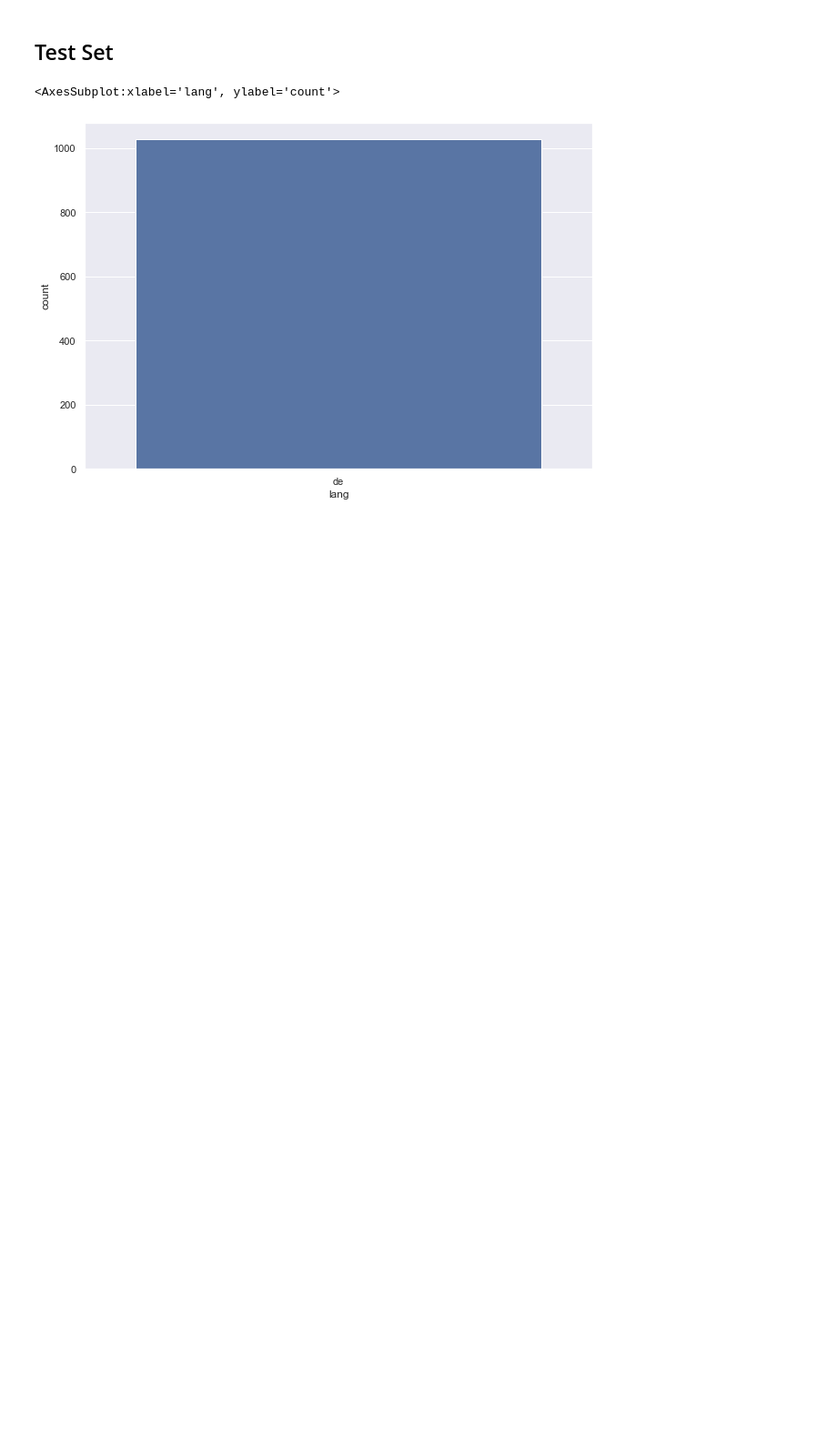
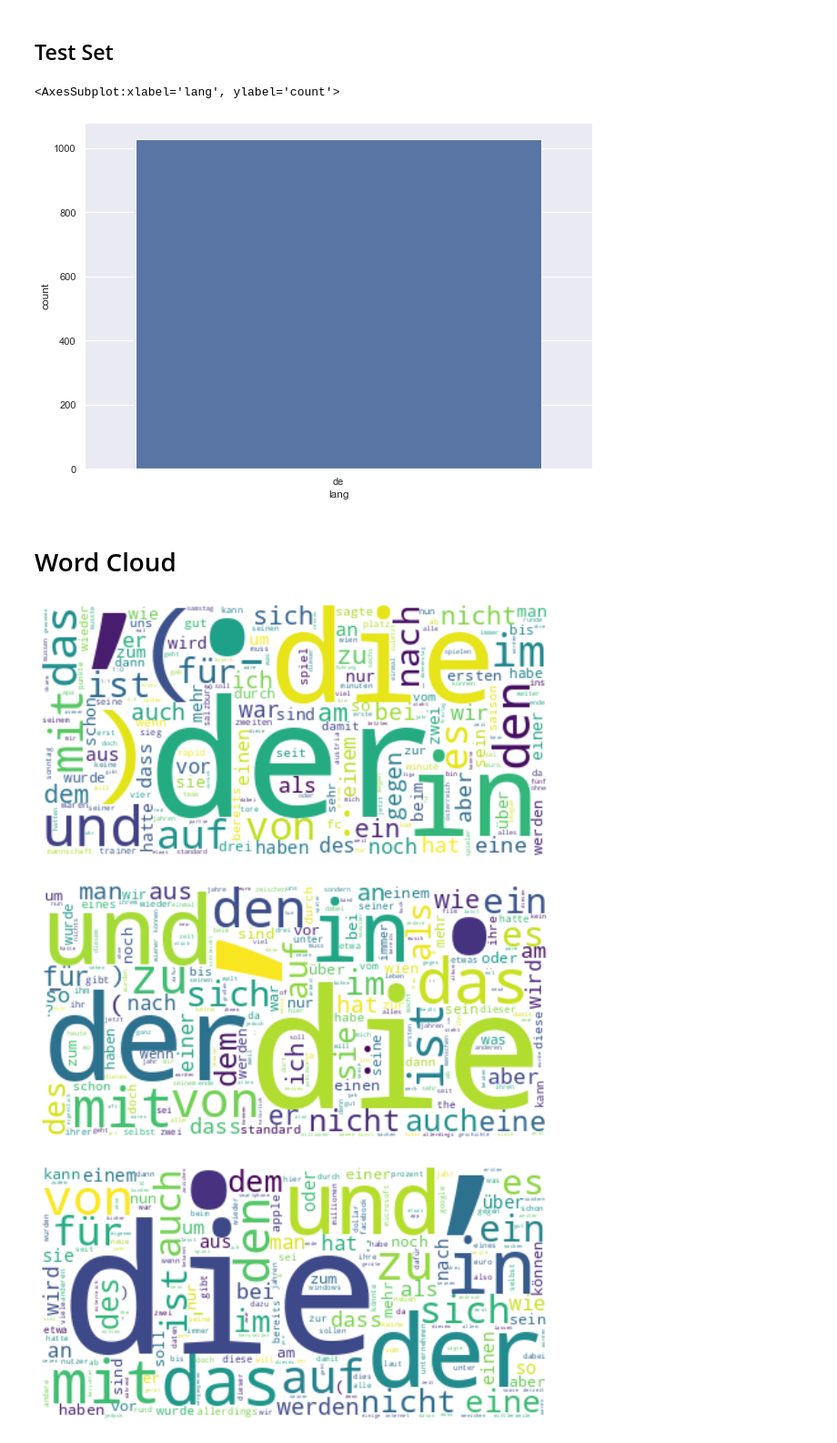
Before and after one commit to raffaelschmid/nlp-topic-classification-german, a Jupyter notebook: notebook/eda/02_analyze_language.ipynb, the cells around one changed output. Shown at 91% size. Drawn from its saved outputs; the diff is of its cells as text; code cells hidden in the pictures; blank space fills up the shorter version.

```diff
--- a/notebook/eda/02_analyze_language.ipynb
+++ b/notebook/eda/02_analyze_language.ipynb
@@ -115,3 +117,14 @@ sns.countplot(x="lang", data=data_test_lang)
 # %% [output]
 <AxesSubplot:xlabel='lang', ylabel='count'>
 [figure]
+# %% [markdown]
+# Word Cloud
+# %%
+
+for label in data_train["label"].unique():
+    texts = data_train.loc[(data_train["label"] == label)].text_original
+    create_word_cloud(texts.map(tokenize).rename('text_normalized'))
+# %% [output]
+[figure, added]
+[figure, added]
+[figure, added]
```
Also changed, not shown: parts of 3 cells of this notebook, 4 other files.
